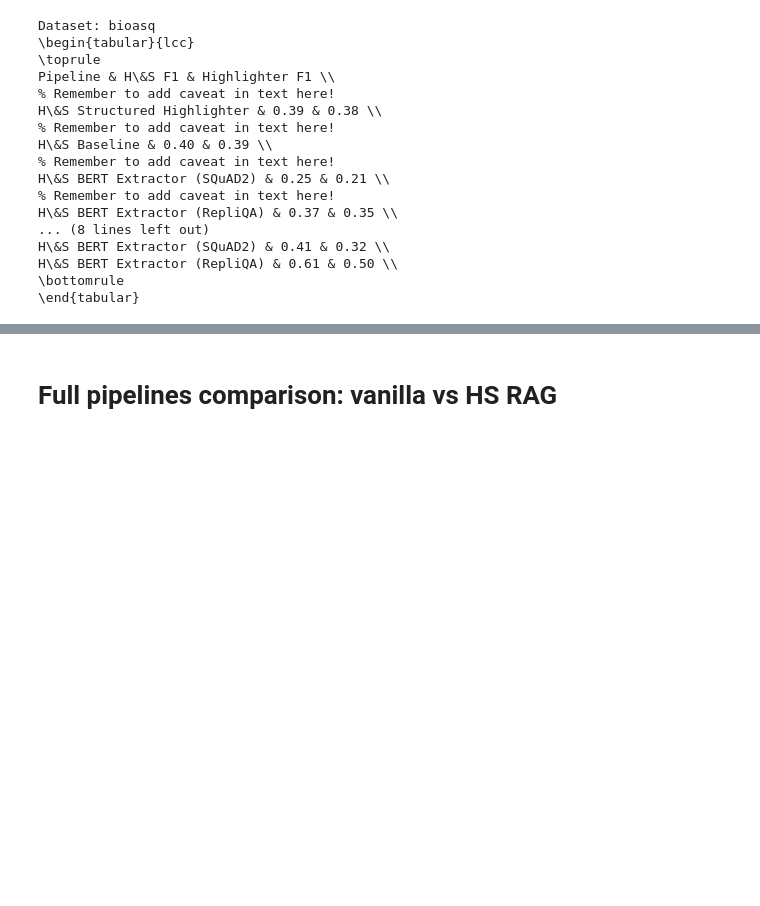
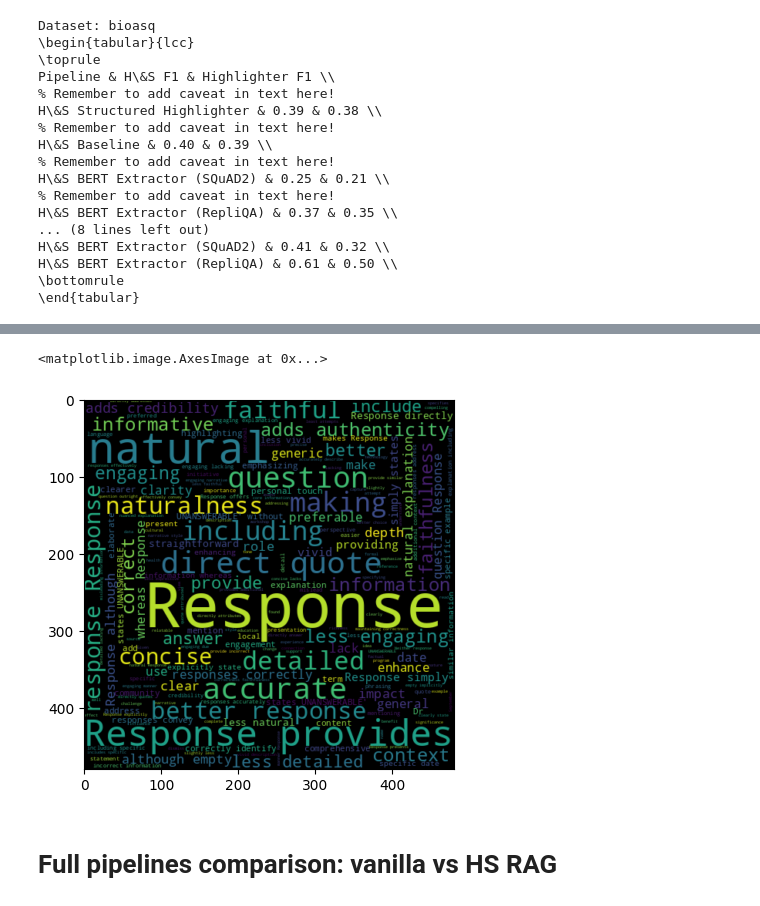
Before and after one commit to microsoft/highlight-summarize, a Jupyter notebook: data-analysis.ipynb, the cells around one changed output, grey strips where cells are left out. Saved outputs shown, nothing was run; the diff lists cells and outputs as text; code cells hidden in the pictures; blank space fills up the shorter version.

```diff
--- a/data-analysis.ipynb
+++ b/data-analysis.ipynb
@@ -537,3 +650,9 @@ Highlighter & 0.0581 \\
+# %%
+wordcloud = WordCloud(width=480, height=480, margin=0).generate("\n".join(df[df.preference == "Highlighter"].explanation.unique()))
+plt.imshow(wordcloud, interpolation='bilinear')
+# %% [output]
+<matplotlib.image.AxesImage at 0x...>
+[figure, added]
 # %% [markdown]
 # Full pipelines comparison: vanilla vs HS RAG
 # %% [markdown]
```
Also changed, not shown: parts of 12 cells of this notebook.
